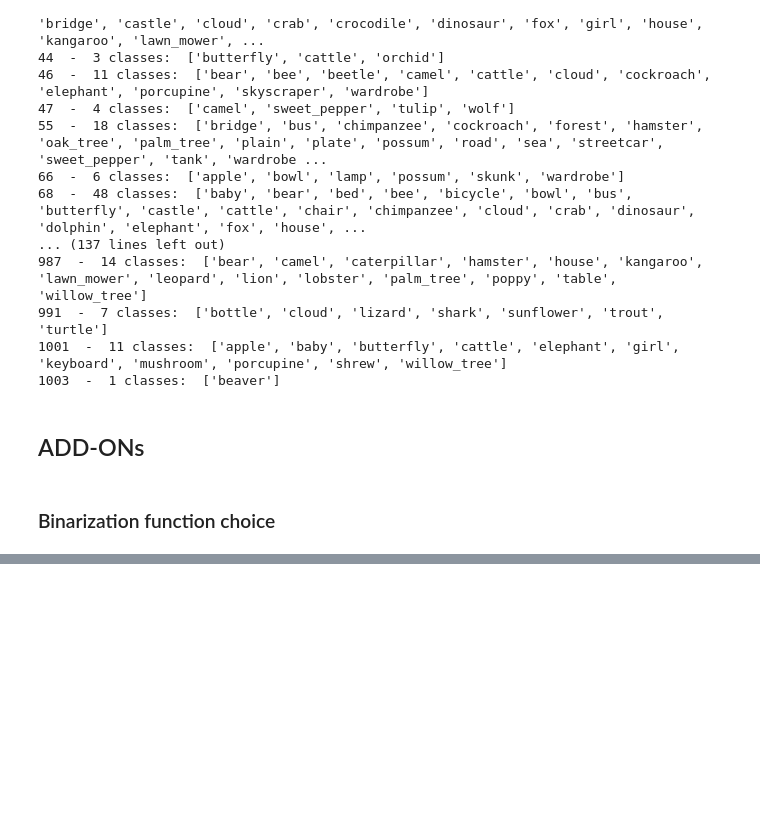
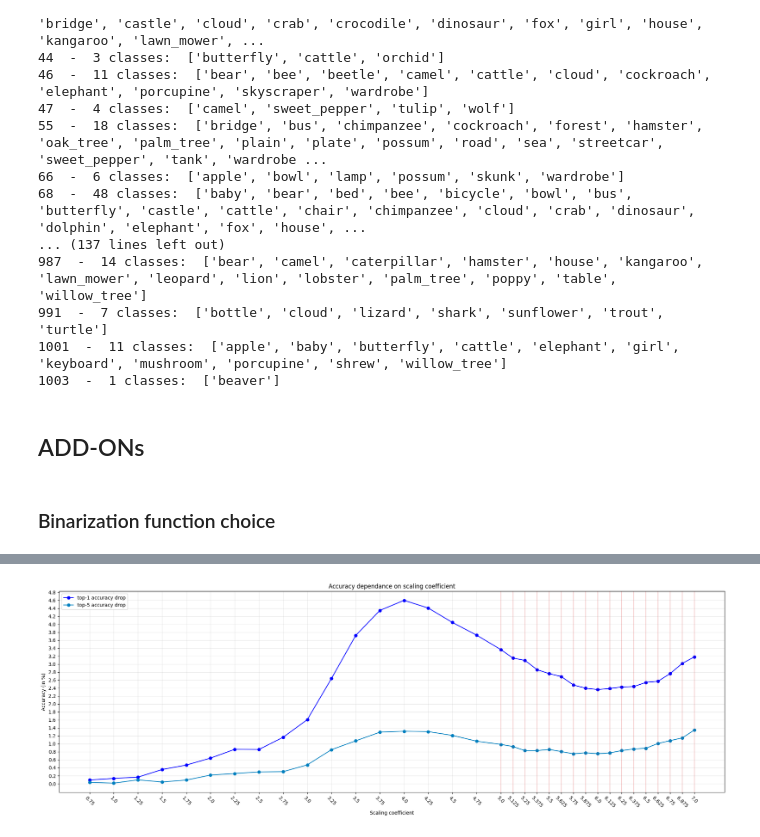
Before and after one commit to Ali-AliAli-Ali/binarize-inverse-interpret, a Jupyter notebook: regnetx_imagenet/bin_features_imagenet.ipynb, the cells around one changed output, grey strips where cells are left out. Cells and saved outputs as stored; diff of their text form; code cells hidden in the pictures; blank space fills up the shorter version.

```diff
--- a/regnetx_imagenet/bin_features_imagenet.ipynb
+++ b/regnetx_imagenet/bin_features_imagenet.ipynb
@@ -876,0 +893,8 @@ plot_scale_k_metrics(
+# %%
+plot_scale_k_metrics(
+    [drops1, drops5],
+    ["top-1 accuracy drop", "top-5 accuracy drop"],
+    drops1_truebin.keys()
+)
+# %% [output]
+[figure, added]
```
Also changed, not shown: parts of 12 cells of this notebook, 6 other files.
